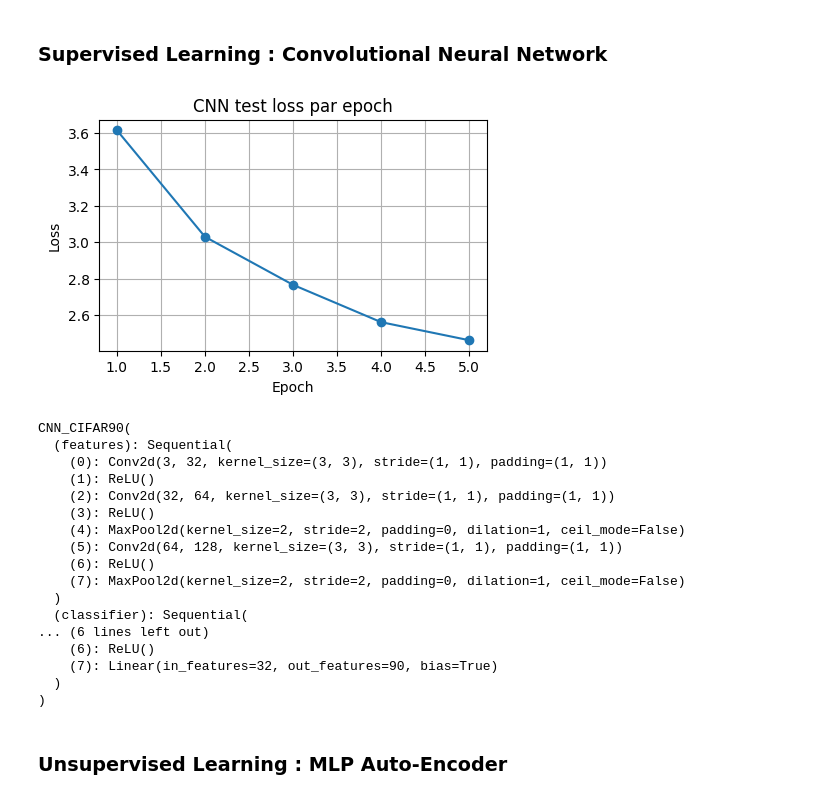
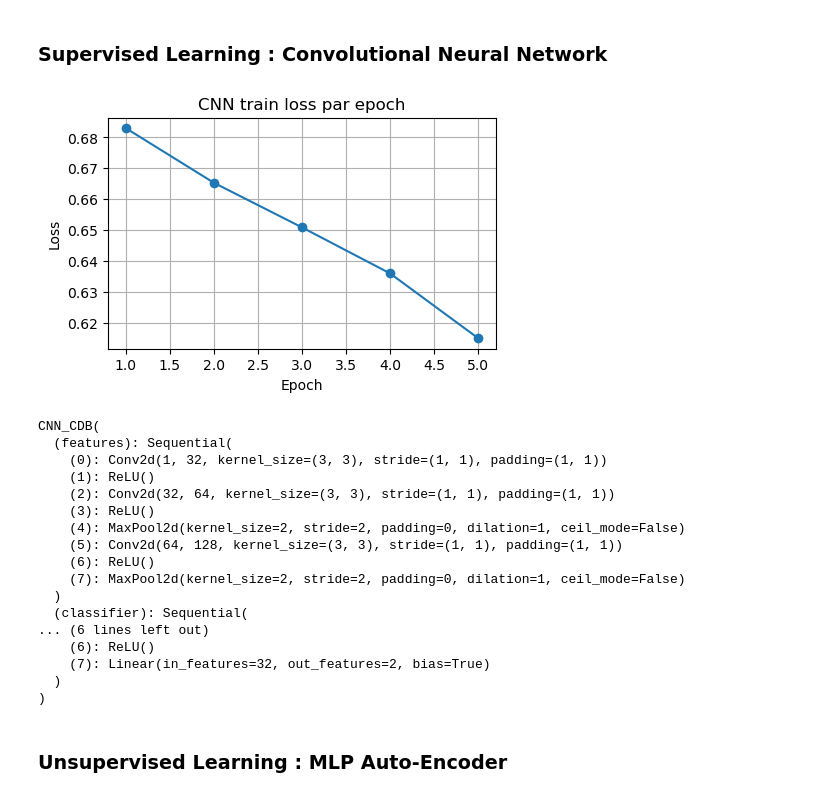
Before and after one commit to francois-thievon/MosAIk, a Jupyter notebook: demonstration/demo_quant_incertitudes.ipynb, the cells around one changed output. Saved outputs shown, nothing was run; the diff lists cells and outputs as text; code cells hidden in the pictures.

```diff
--- a/demonstration/demo_quant_incertitudes.ipynb
+++ b/demonstration/demo_quant_incertitudes.ipynb
@@ -1598,15 +1192,14 @@ MLP_CIFAR90(
 # %% [markdown]
 ### Supervised Learning : Convolutional Neural Network
 # %%
-# Entraînement d'un CNN sur GPU (si dispo)
 device = torch.device("cuda" if torch.cuda.is_available() else "cpu")
 print("Device:", device)
 
-class CNN_CIFAR90(nn.Module):
+class CNN_CDB(nn.Module):
     def __init__(self):
         super().__init__()
         self.features = nn.Sequential(
-            nn.Conv2d(3, 32, kernel_size=3, padding=1), nn.ReLU(),
+            nn.Conv2d(1, 32, kernel_size=3, padding=1), nn.ReLU(),
             nn.Conv2d(32, 64, kernel_size=3, padding=1), nn.ReLU(),
             nn.MaxPool2d(2),
             nn.Conv2d(64, 128, kernel_size=3, padding=1), nn.ReLU(),
@@ -1614,72 +1207,59 @@ class CNN_CIFAR90(nn.Module):
         )
         self.classifier = nn.Sequential(
             nn.Flatten(),
-            nn.Linear(128 * 8 * 8, 256), nn.ReLU(),
+            nn.Linear(128 * 7 * 7, 256), nn.ReLU(),
             nn.Linear(256, 128), nn.ReLU(),
             nn.Linear(128, 32), nn.ReLU(),
-            nn.Linear(32, 90)
+            nn.Linear(32, 2)
         )
 
     def forward(self, x):
         x = self.features(x)
         return self.classifier(x)
 
-cnn_cifar90 = CNN_CIFAR90().to(device)
+cnn_cdb = CNN_CDB().to(device)
 criterion = nn.CrossEntropyLoss()
-optimizer = optim.Adam(cnn_cifar90.parameters(), lr=1e-3)
+optimizer = optim.Adam(cnn_cdb.parameters(), lr=1e-3)
 
 epochs = 5
-test_losses = []
+train_losses = []
 
 fig, ax = plt.subplots(figsize=(5, 3))
 for epoch in range(1, epochs + 1):
-    cnn_cifar90.train()
+    cnn_cdb.train()
     running_loss = 0.0
-    for x, y in tqdm(cifar90_train_loader, desc=f"CNN Epoch {epoch}"):
-        x, y = x.to(device), y.to(device)
+    for x, y in tqdm(catdog_loader, desc=f"CNN Epoch {epoch}"):
+        x = x.to(device)
+        y = y.to(device)
+        y_bin = (y == dog_idx).long()
+
         optimizer.zero_grad()
-        logits = cnn_cifar90(x)
-        loss = criterion(logits, y)
+        logits = cnn_cdb(x)
+        loss = criterion(logits, y_bin)
         loss.backward()
         optimizer.step()
         running_loss += loss.item() * x.size(0)
-    train_loss = running_loss / len(cifar90_train_loader.dataset)
 
-    cnn_cifar90.eval()
-    correct = 0
-    total = 0
-    test_loss = 0.0
-    with torch.no_grad():
-        for x, y in cifar90_test_loader:
-            x, y = x.to(device), y.to(device)
-            logits = cnn_cifar90(x)
-            loss = criterion(logits, y)
-            test_loss += loss.item() * x.size(0)
-            preds = logits.argmax(dim=1)
-            correct += (preds == y).sum().item()
-            total += y.size(0)
-    test_loss = test_loss / len(cifar90_test_loader.dataset)
-    test_losses.append(test_loss)
-    acc = correct / total
-    print(f"CNN Epoch {epoch} - loss: {train_loss:.4f} - val_loss: {test_loss:.4f} - acc: {acc:.4f}")
+    train_loss = running_loss / len(catdog_loader.dataset)
+    train_losses.append(train_loss)
+    print(f"CNN Epoch {epoch} - loss: {train_loss:.4f}")
 
-    # Actualisation du même graphe (taille fixe)
     clear_output(wait=True)
     ax.cla()
-    ax.plot(range(1, len(test_losses) + 1), test_losses, marker="o")
-    ax.set_title("CNN test loss par epoch")
+    ax.plot(range(1, len(train_losses) + 1), train_losses, marker="o")
+    ax.set_title("CNN train loss par epoch")
     ax.set_xlabel("Epoch")
     ax.set_ylabel("Loss")
     ax.grid(True)
     display(fig)
 
 plt.close(fig)
-print(cnn_cifar90)
+print(cnn_cdb)
 # %% [output]
-[figure, old version]
+[figure, new version]
-CNN_CIFAR90(
+CNN_CDB(
   (features): Sequential(
-    (0): Conv2d(3, 32, kernel_size=(3, 3), stride=(1, 1), padding=(1, 1))
+    (0): Conv2d(1, 32, kernel_size=(3, 3), stride=(1, 1), padding=(1, 1))
     (1): ReLU()
     (2): Conv2d(32, 64, kernel_size=(3, 3), stride=(1, 1), padding=(1, 1))
     (3): ReLU()
@@ -1691,7 +1271,7 @@ CNN_CIFAR90(
   (classifier): Sequential(
 ... (6 lines left out)
     (6): ReLU()
-    (7): Linear(in_features=32, out_features=90, bias=True)
+    (7): Linear(in_features=32, out_features=2, bias=True)
   )
 )
 # %% [markdown]
```
Also changed, not shown: parts of 43 cells of this notebook.
